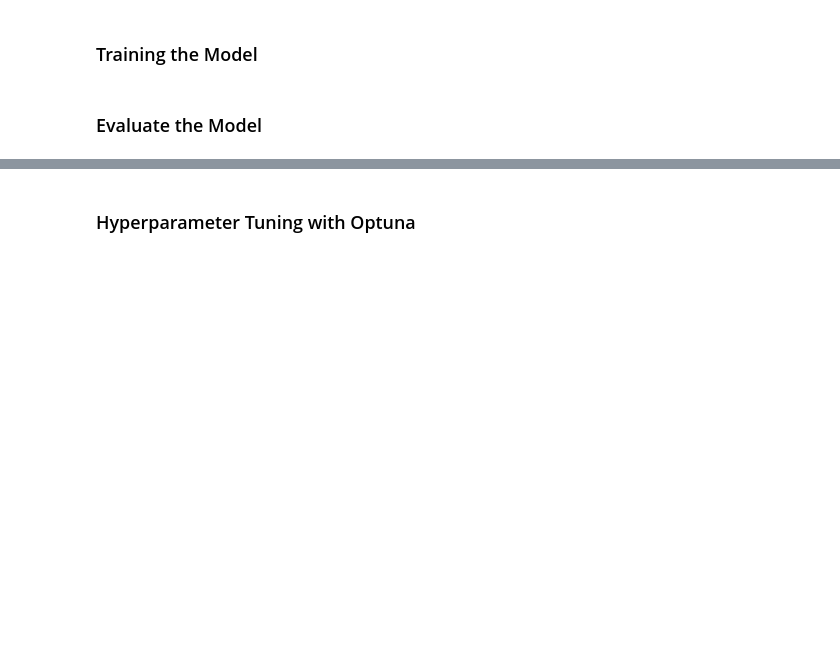
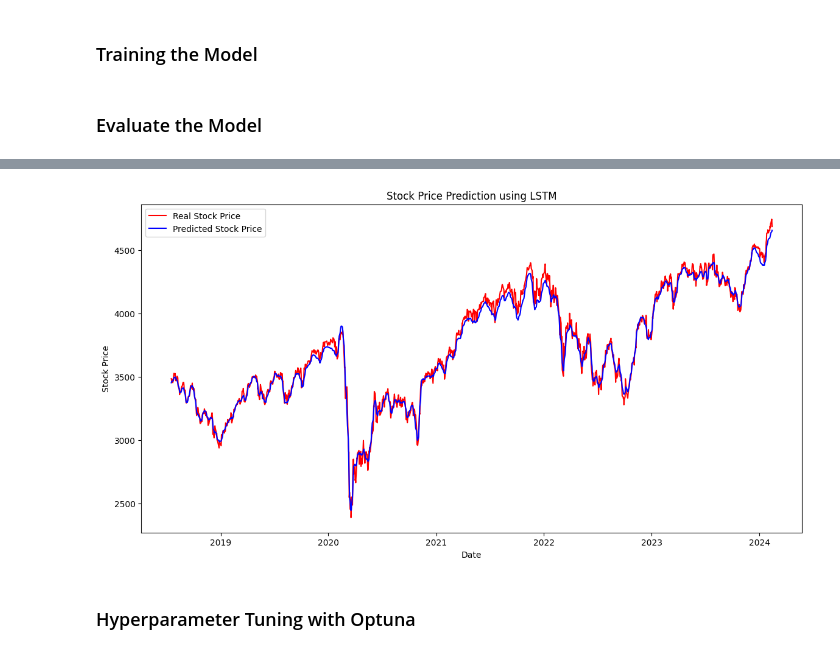
Before and after one commit to Fabio-Poli/CCT-Thesis-Project, a Jupyter notebook: Project_Code/Project Sep 2024.ipynb, the cells around one changed output, grey strips where cells are left out. Cells and saved outputs as stored; diff of their text form; code cells hidden in the pictures; blank space fills up the shorter version.

```diff
--- a/Project_Code/Project Sep 2024.ipynb
+++ b/Project_Code/Project Sep 2024.ipynb
@@ -1967,71 +2252,74 @@ plt.show()
 # %%
 import numpy as np
 import pandas as pd
-from tensorflow.keras.models import Sequential
+from tensorflow.keras.models import Sequential, load_model
 from tensorflow.keras.layers import LSTM, Dense, Dropout
 from sklearn.metrics import mean_squared_error, r2_score
 from math import sqrt
 import matplotlib.pyplot as plt
 from sklearn.preprocessing import MinMaxScaler
-from tensorflow.keras.models import load_model
 
-# Assuming dataset_knn_pd is already loaded and preprocessed as in the past successful runs
+# Assuming the dataset is already loaded into `dataset_knn_pandas` and preprocessed
+# Define the columns
+feature_columns = ['Close', 'InterestRate', 'InflationRate', 'M3', 'M6', 'M9', 'Y1', 'Y3', 'Y5', 'Y10', 'Y20', 'Y30']
+target_column = 'Close'
+
 # Normalizing the data
-scaler = MinMaxScaler(feature_range=(0, 1))
-scaled_data = scaler.fit_transform(dataset_knn_pd[feature_columns])
+scaler_series = MinMaxScaler(feature_range=(0, 1))
+scaler_exog = MinMaxScaler(feature_range=(0, 1))
 
-# Function to create a dataset with lagged features
-def create_dataset(data, look_back=5):  # Updated look_back to 5
-    X, Y = [], []
-    target_idx = dataset_knn_pd.columns.get_loc(target_column)
-    for i in range(len(data) - look_back - 1):
-        a = data[i:(i + look_back), :]
-        X.append(a)
-        Y.append(data[i + look_back, target_idx])
-    return np.array(X), np.array(Y)
+series = dataset_knn_pandas['Close'].values.reshape(-1, 1)
+exog_vars = dataset_knn_pandas[['MACD', 'SMA', 'EMA', 'InterestRate', 'InflationRate', 'M3', 'M6', 'M9', 'Y1', 'Y3', 'Y5', 'Y10', 'Y20', 'Y30']].values
 
-# Prepare the dataset with a specified look back period
-look_back = 30  # 30 Days
-X, Y = create_dataset(scaled_data, look_back)
+series_scaled = scaler_series.fit_transform(series)
+exog_vars_scaled = scaler_exog.fit_transform(exog_vars)
+
+# Create dataset with lagged features
+def create_dataset(series_scaled, exog_vars_scaled, look_back=30):
+    X, y = [], []
+    for i in range(look_back, len(series_scaled)):
+        X.append(np.hstack((series_scaled[i-look_back:i], exog_vars_scaled[i-look_back:i])))
+        y.append(series_scaled[i])
+    return np.array(X), np.array(y)
+
+# Prepare the dataset
+look_back = 30  # 30 Days look_back
+X, y = create_dataset(series_scaled, exog_vars_scaled, look_back)
 
 # Split the data into training and testing sets
-train_size = int(len(X) * 0.67)
-trainX, trainY = X[:train_size], Y[:train_size]
-testX, testY = X[train_size:], Y[train_size:]
+split_point = int(len(X) * 0.67)
+X_train, X_test = X[:split_point], X[split_point:]
+y_train, y_test = y[:split_point], y[split_point:]
 
-# Reshape input to be [samples, time steps, features]
-trainX = np.reshape(trainX, (trainX.shape[0], look_back, len(feature_columns)))
-testX = np.reshape(testX, (testX.shape[0], look_back, len(feature_columns)))
-
-# Build and compile the LSTM model (reverting to the successful single-layer structure)
+# Build and compile the LSTM model
 model = Sequential()
-model.add(LSTM(50, input_shape=(look_back, len(feature_columns))))
+model.add(LSTM(50, input_shape=(look_back, X.shape[2])))
 model.add(Dropout(0.2))
 model.add(Dense(1))
 model.compile(optimizer='adam', loss='mean_squared_error')
 
 # Train the model
-history = model.fit(trainX, trainY, epochs=100, batch_size=64, verbose=0)
+history = model.fit(X_train, y_train, epochs=100, batch_size=64, verbose=0)
 
 # Save the model
 model.save('lstm_model.h5')
 print("Model saved as lstm_model.h5")
 
 # Make predictions
-trainPredict = model.predict(trainX)
-testPredict = model.predict(testX)
+trainPredict = model.predict(X_train)
+testPredict = model.predict(X_test)
 
 # Invert predictions to get them back to the original scale
-trainPredict = scaler.inverse_transform(np.column_stack((trainPredict, np.zeros((trainPredict.shape[0], len(feature_columns)-1)))))
-testPredict = scaler.inverse_transform(np.column_stack((testPredict, np.zeros((testPredict.shape[0], len(feature_columns)-1)))))
-trainY_original = scaler.inverse_transform(np.column_stack((trainY.reshape(-1, 1), np.zeros((trainY.shape[0], len(feature_columns)-1)))))
-testY_original = scaler.inverse_transform(np.column_stack((testY.reshape(-1, 1), np.zeros((testY.shape[0], len(feature_columns)-1)))))
+trainPredict = scaler_series.inverse_transform(np.column_stack((trainPredict, np.zeros((trainPredict.shape[0], X.shape[2]-1)))))
+testPredict = scaler_series.inverse_transform(np.column_stack((testPredict, np.zeros((testPredict.shape[0], X.shape[2]-1)))))
+y_train_original = scaler_series.inverse_transform(np.column_stack((y_train.reshape(-1, 1), np.zeros((y_train.shape[0], X.shape[2]-1)))))
+y_test_original = scaler_series.inverse_transform(np.column_stack((y_test.reshape(-1, 1), np.zeros((y_test.shape[0], X.shape[2]-1)))))
 
 # Evaluate the model
-train_rmse = np.sqrt(mean_squared_error(trainY_original[:, 0], trainPredict[:, 0]))
-test_rmse = np.sqrt(mean_squared_error(testY_original[:, 0], testPredict[:, 0]))
-test_mape = np.mean(np.abs((testY_original[:, 0] - testPredict[:, 0]) / testY_original[:, 0])) * 100
-test_r2 = r2_score(testY_original[:, 0], testPredict[:, 0])
+train_rmse = np.sqrt(mean_squared_error(y_train_original[:, 0], trainPredict[:, 0]))
+test_rmse = np.sqrt(mean_squared_error(y_test_original[:, 0], testPredict[:, 0]))
+test_mape = np.mean(np.abs((y_test_original[:, 0] - testPredict[:, 0]) / y_test_original[:, 0])) * 100
+test_r2 = r2_score(y_test_original[:, 0], testPredict[:, 0])
 
 # Print the performance metrics
 print('Train RMSE:', train_rmse)
@@ -2039,12 +2327,25 @@ print('Test RMSE:', test_rmse)
 print('Test MAPE:', test_mape)
 print('Test R²:', test_r2)
 
+# Ensure `test` dataframe is defined to have the index for plotting
+# Assuming `dataset_knn_pandas` was the original dataframe holding dates
+test_dates = dataset_knn_pandas.index[split_point + look_back:]
+
+# Adjust lengths to match
+min_length = min(len(test_dates), len(y_test_original))
+
+# Truncate both arrays to the minimum length
+test_dates = test_dates[:min_length]
+y_test_original = y_test_original[:min_length]
+testPredict = testPredict[:min_length]
+
 # Plotting the results with Date Index
 plt.figure(figsize=(14,7))
-plt.plot(test.index, testY_original[:, 0], color='red', label='Real Stock Price')
-plt.plot(test.index, testPredict[:, 0], color='blue', label='Predicted Stock Price')
+plt.plot(test_dates, y_test_original[:, 0], color='red', label='Real Stock Price')
+plt.plot(test_dates, testPredict[:, 0], color='blue', label='Predicted Stock Price')
 plt.title('Stock Price Prediction using LSTM')
 plt.xlabel('Date')
 plt.ylabel('Stock Price')
 plt.legend()
 plt.show()
+# %% [output]
@@ -2051,3 +2359,4 @@ plt.show()
+[figure, added]
 # %% [markdown]
 ### Hyperparameter Tuning with Optuna
 # %%
```
Also changed, not shown: parts of 39 cells of this notebook.
